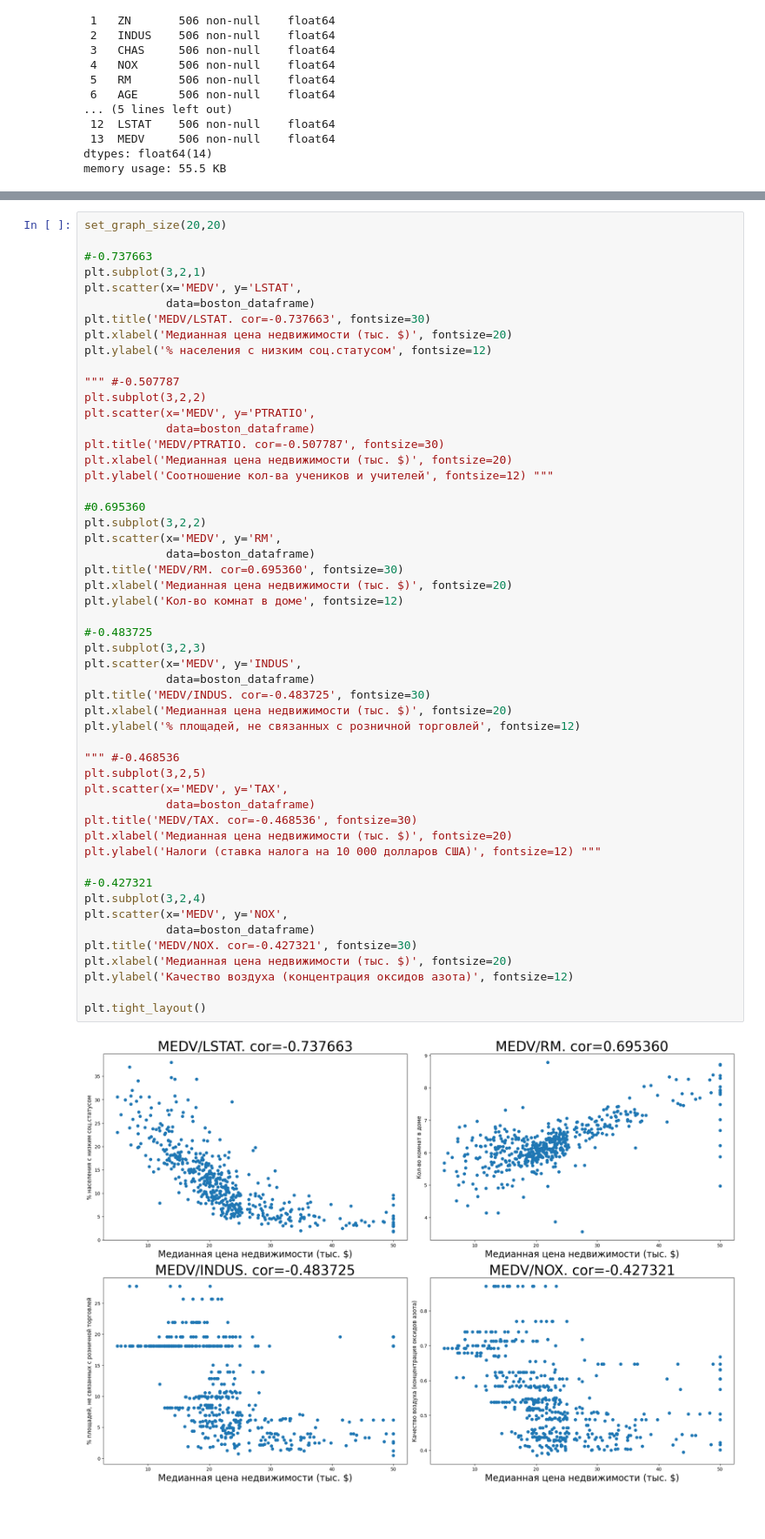
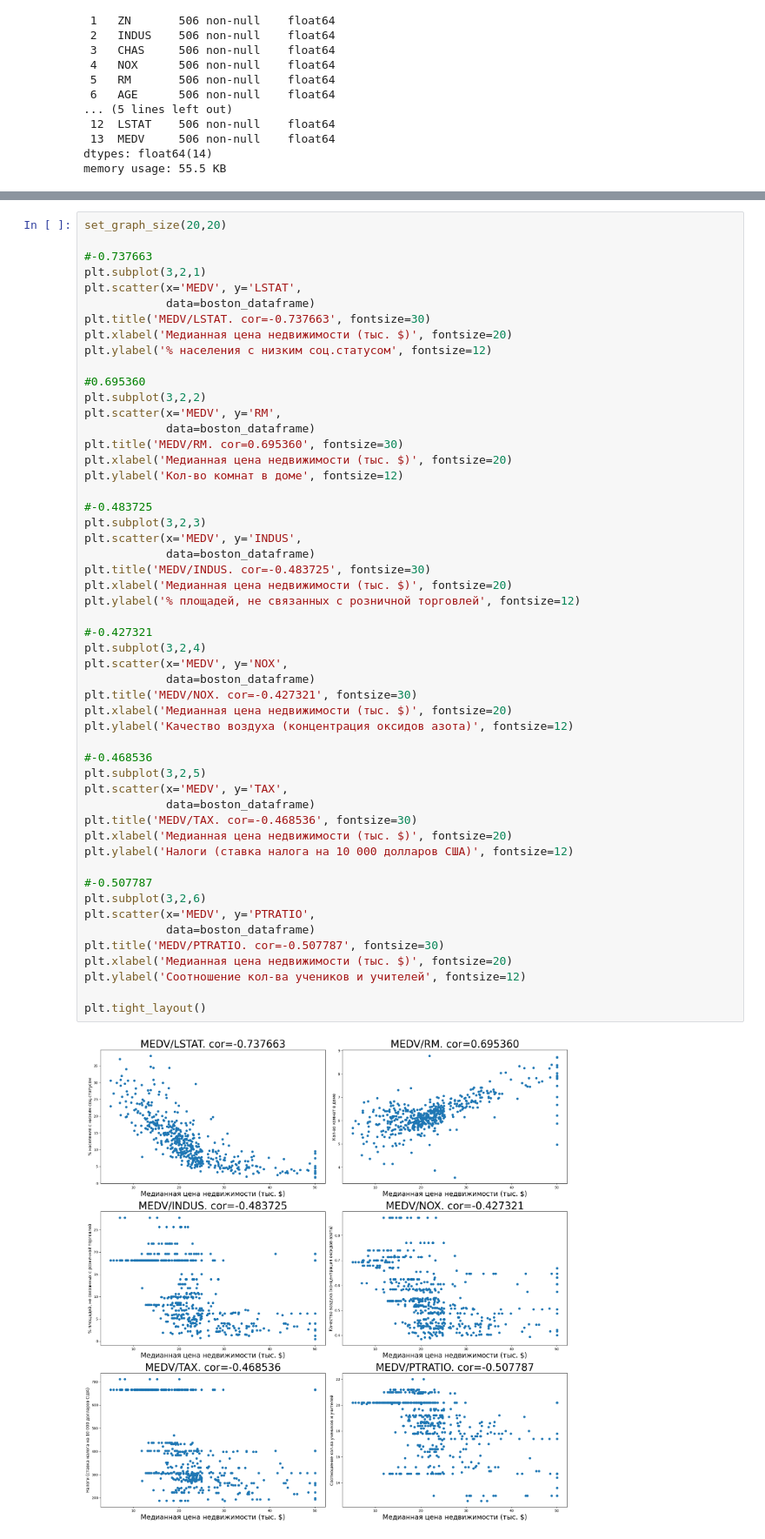
Before and after one commit to Thothmes/DataAnalysisProject, a Jupyter notebook: 6lab/1.ipynb, the cells around one changed output, grey strips where cells are left out. Shown at 87% size. Drawn from its saved outputs; the diff is of its cells as text; blank space fills up the shorter version.

```diff
--- a/6lab/1.ipynb
+++ b/6lab/1.ipynb
@@ -77,47 +78,47 @@ plt.scatter(x='MEDV', y='LSTAT',
 plt.title('MEDV/LSTAT. cor=-0.737663', fontsize=30)
 plt.xlabel('Медианная цена недвижимости (тыс. $)', fontsize=20)
 plt.ylabel('% населения с низким соц.статусом', fontsize=12)
-
-""" #-0.507787
-plt.subplot(3,2,2)
-plt.scatter(x='MEDV', y='PTRATIO',
-            data=boston_dataframe)
-plt.title('MEDV/PTRATIO. cor=-0.507787', fontsize=30)
-plt.xlabel('Медианная цена недвижимости (тыс. $)', fontsize=20)
-plt.ylabel('Соотношение кол-ва учеников и учителей', fontsize=12) """
 
 #0.695360
 plt.subplot(3,2,2)
 plt.scatter(x='MEDV', y='RM',
             data=boston_dataframe)
 plt.title('MEDV/RM. cor=0.695360', fontsize=30)
 plt.xlabel('Медианная цена недвижимости (тыс. $)', fontsize=20)
 plt.ylabel('Кол-во комнат в доме', fontsize=12)
 
 #-0.483725
 plt.subplot(3,2,3)
 plt.scatter(x='MEDV', y='INDUS',
             data=boston_dataframe)
 plt.title('MEDV/INDUS. cor=-0.483725', fontsize=30)
 plt.xlabel('Медианная цена недвижимости (тыс. $)', fontsize=20)
 plt.ylabel('% площадей, не связанных с розничной торговлей', fontsize=12)
 
-""" #-0.468536
-plt.subplot(3,2,5)
-plt.scatter(x='MEDV', y='TAX',
-            data=boston_dataframe)
-plt.title('MEDV/TAX. cor=-0.468536', fontsize=30)
-plt.xlabel('Медианная цена недвижимости (тыс. $)', fontsize=20)
-plt.ylabel('Налоги (ставка налога на 10 000 долларов США)', fontsize=12) """
-
 #-0.427321
 plt.subplot(3,2,4)
 plt.scatter(x='MEDV', y='NOX',
             data=boston_dataframe)
 plt.title('MEDV/NOX. cor=-0.427321', fontsize=30)
 plt.xlabel('Медианная цена недвижимости (тыс. $)', fontsize=20)
 plt.ylabel('Качество воздуха (концентрация оксидов азота)', fontsize=12)
 
+#-0.468536
+plt.subplot(3,2,5)
+plt.scatter(x='MEDV', y='TAX',
+            data=boston_dataframe)
+plt.title('MEDV/TAX. cor=-0.468536', fontsize=30)
+plt.xlabel('Медианная цена недвижимости (тыс. $)', fontsize=20)
+plt.ylabel('Налоги (ставка налога на 10 000 долларов США)', fontsize=12)
+
+#-0.507787
+plt.subplot(3,2,6)
+plt.scatter(x='MEDV', y='PTRATIO',
+            data=boston_dataframe)
+plt.title('MEDV/PTRATIO. cor=-0.507787', fontsize=30)
+plt.xlabel('Медианная цена недвижимости (тыс. $)', fontsize=20)
+plt.ylabel('Соотношение кол-ва учеников и учителей', fontsize=12)
+
 plt.tight_layout()
 # %% [output]
-[figure, old version]
+[figure, new version]
```
Also changed, not shown: parts of 6 cells of this notebook.
